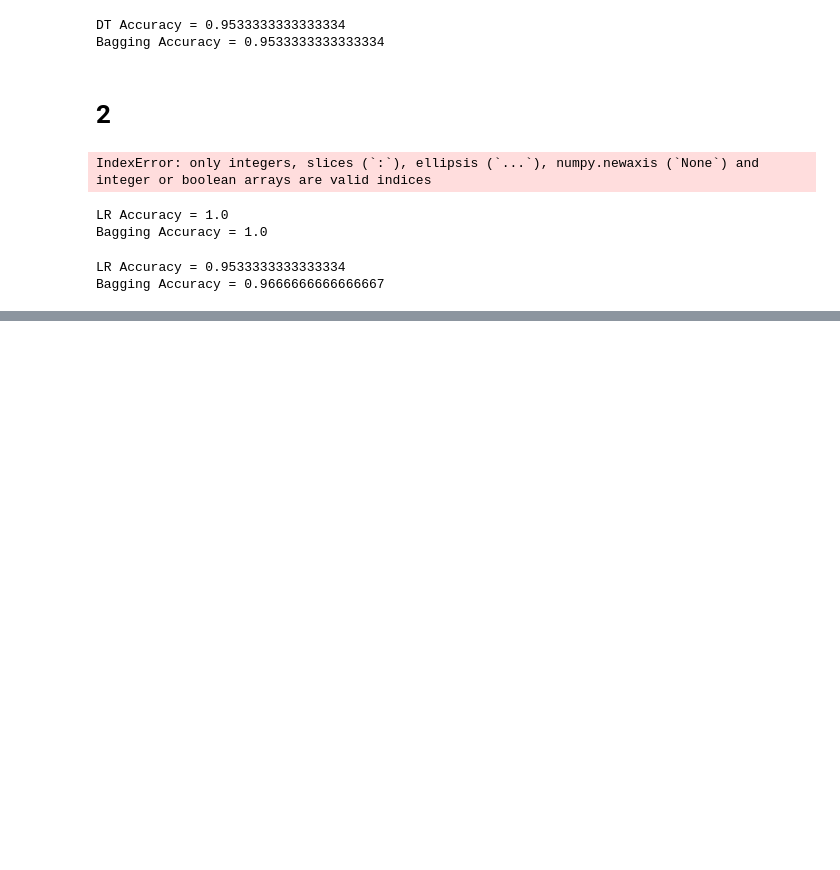
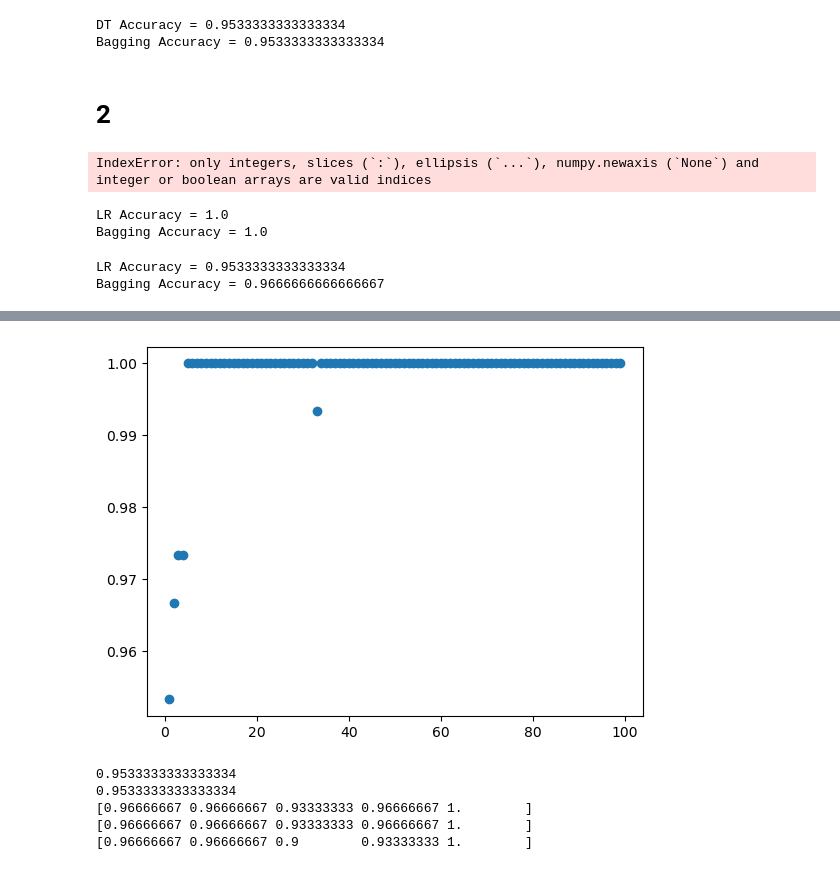
Before and after one commit to TheNoobGoda/ml, a Jupyter notebook: lab7.ipynb, the cells around one changed output, grey strips where cells are left out. Drawn from its saved outputs; the diff is of its cells as text; code cells hidden in the pictures; blank space fills up the shorter version.

```diff
--- a/lab7.ipynb
+++ b/lab7.ipynb
@@ -142,0 +164,40 @@ plt.show()
+# %%
+size = []
+acc = []
+
+for i in range(1,100):
+    size.append(i)
+
+    rt = RandomForestClassifier(max_depth=i)
+    rt.fit(X,y)
+    y_hat = rt.predict(X)
+
+    acc.append(accuracy_score(y,y_hat))
+
+plt.scatter(size,acc)
+plt.show()
+# %% [output]
+[figure, added]
+# %%
+rt = RandomForestClassifier(oob_score=True,n_estimators=100)
+bag = BaggingClassifier(estimator=DecisionTreeClassifier(),oob_score=True,n_estimators=100)
+ada = AdaBoostClassifier(estimator=DecisionTreeClassifier(),n_estimators=100,algorithm='SAMME')
+
+rt.fit(X,y)
+bag.fit(X,y)
+ada.fit(X,y)
+
+print(rt.oob_score_)
+print(bag.oob_score_)
+
+scores_rt = cross_val_score(rt,X,y,n_jobs=5,cv=5,scoring='accuracy')
+scores_bag = cross_val_score(bag,X,y,n_jobs=5,cv=5,scoring='accuracy')
+scores_ada = cross_val_score(ada,X,y,n_jobs=5,cv=5,scoring='accuracy')
+
+print(f"{scores_rt}\n{scores_bag}\n{scores_ada}")
+# %% [output]
+0.9533333333333334
+0.9533333333333334
+[0.96666667 0.96666667 0.93333333 0.96666667 1.        ]
+[0.96666667 0.96666667 0.93333333 0.96666667 1.        ]
+[0.96666667 0.96666667 0.9        0.93333333 1.        ]
```
Also changed, not shown: parts of 5 cells of this notebook.
